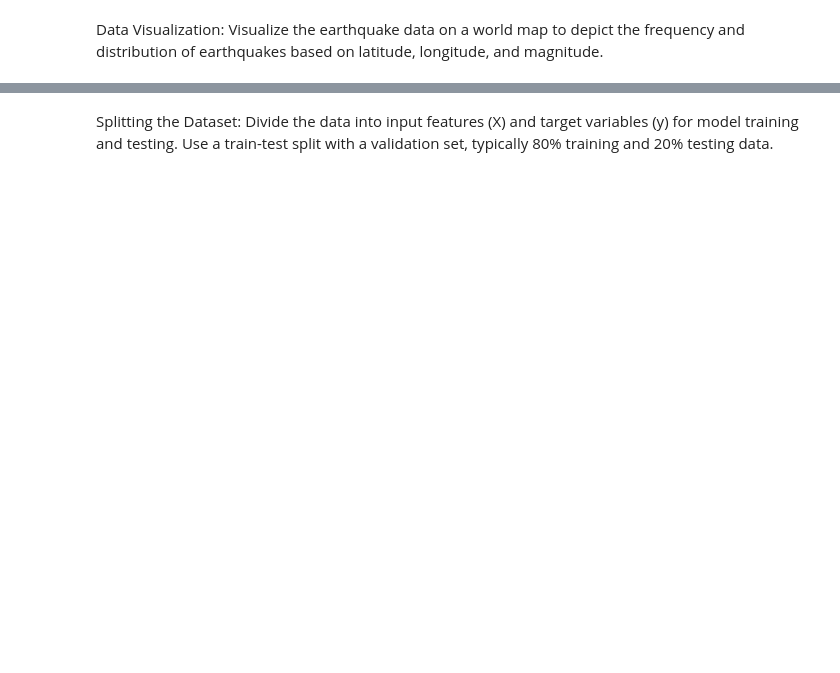
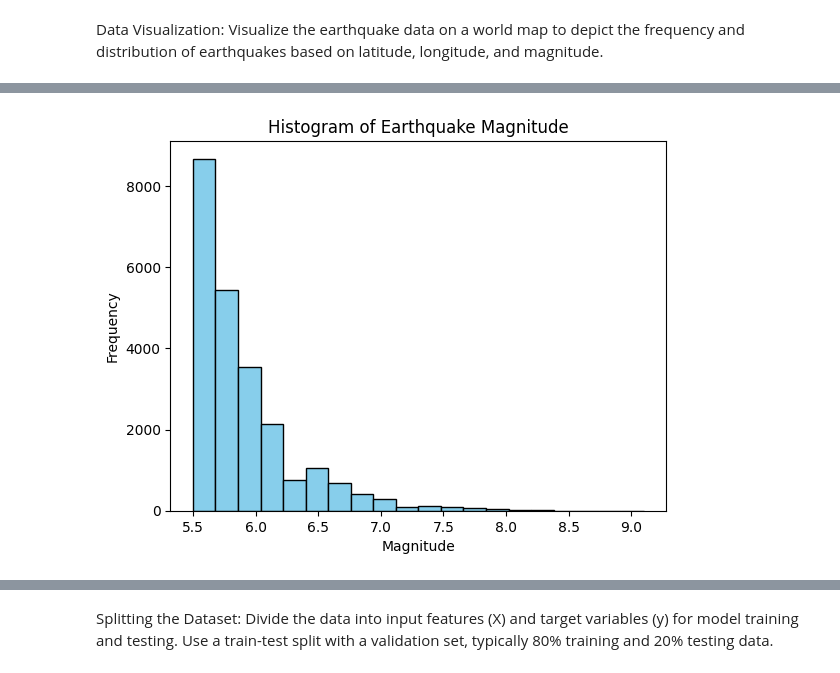
Before and after one commit to Kushagrarajsinghavisoft/Daily-works, a Jupyter notebook: Weekly_Assignments/Weekly_Assignment_6/Weekly_Assignment_6.ipynb, the cells around one changed output, grey strips where cells are left out. Drawn from its saved outputs; the diff is of its cells as text; code cells hidden in the pictures; blank space fills up the shorter version.

```diff
--- a/Weekly_Assignments/Weekly_Assignment_6/Weekly_Assignment_6.ipynb
+++ b/Weekly_Assignments/Weekly_Assignment_6/Weekly_Assignment_6.ipynb
@@ -183,0 +198,11 @@ plt.show()
+# %%
+import matplotlib.pyplot as plt
+
+#plotting hist graph for "Magnitude"
+plt.hist(dataframe['Magnitude'], bins=20, color='skyblue', edgecolor='black')
+plt.xlabel('Magnitude')
+plt.ylabel('Frequency')
+plt.title('Histogram of Earthquake Magnitude')
+plt.show()
+# %% [output]
+[figure, added]
```
Also changed, not shown: parts of 25 cells of this notebook.
